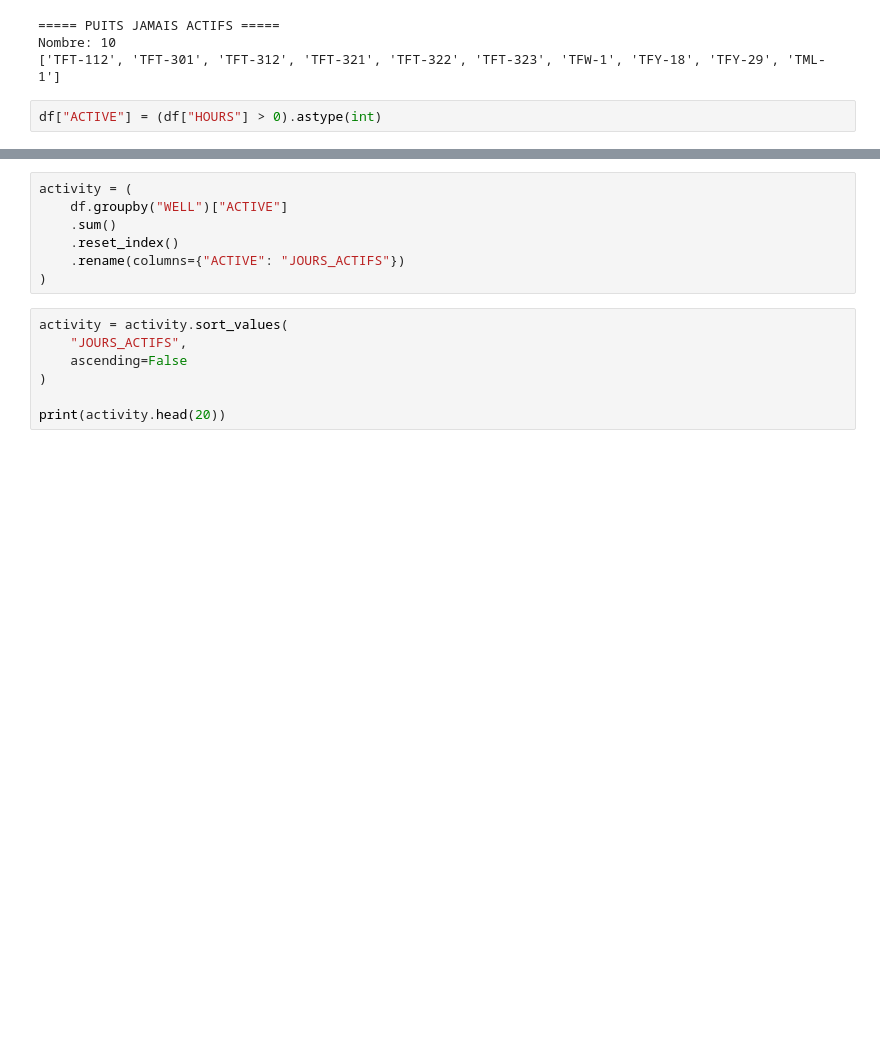
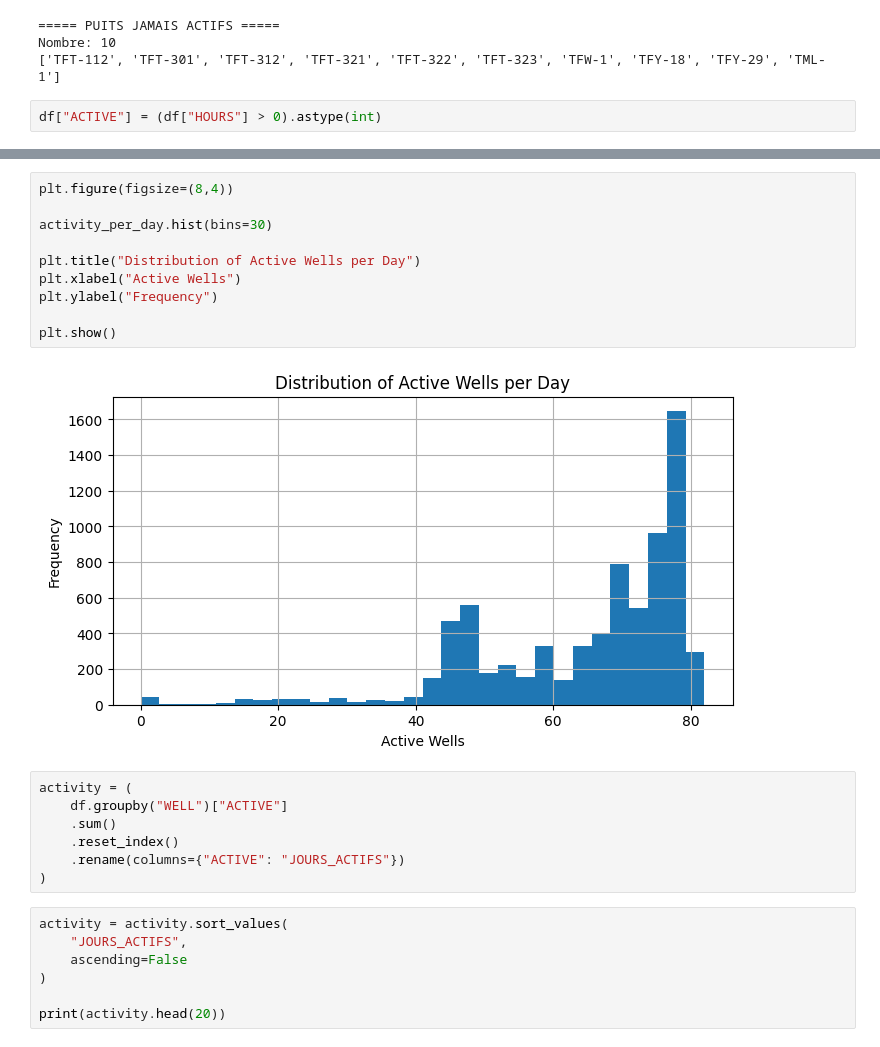
Before and after one commit to khaled-sahari/pfe-master-prediction, a Jupyter notebook: AIML/projet master1/netdata.ipynb, the cells around one changed output, grey strips where cells are left out. Cells and saved outputs as stored; diff of their text form; blank space fills up the shorter version.

```diff
--- a/AIML/projet master1/netdata.ipynb
+++ b/AIML/projet master1/netdata.ipynb
@@ -32,3 +48,15 @@ df["ACTIVE"] = (df["HOURS"] > 0).astype(int)
+# %%
+plt.figure(figsize=(8,4))
+
+activity_per_day.hist(bins=30)
+
+plt.title("Distribution of Active Wells per Day")
+plt.xlabel("Active Wells")
+plt.ylabel("Frequency")
+
+plt.show()
+# %% [output]
+[figure, added]
 # %%
 activity = (
     df.groupby("WELL")["ACTIVE"]
```
Also changed, not shown: parts of 6 cells of this notebook, 5 other files.
